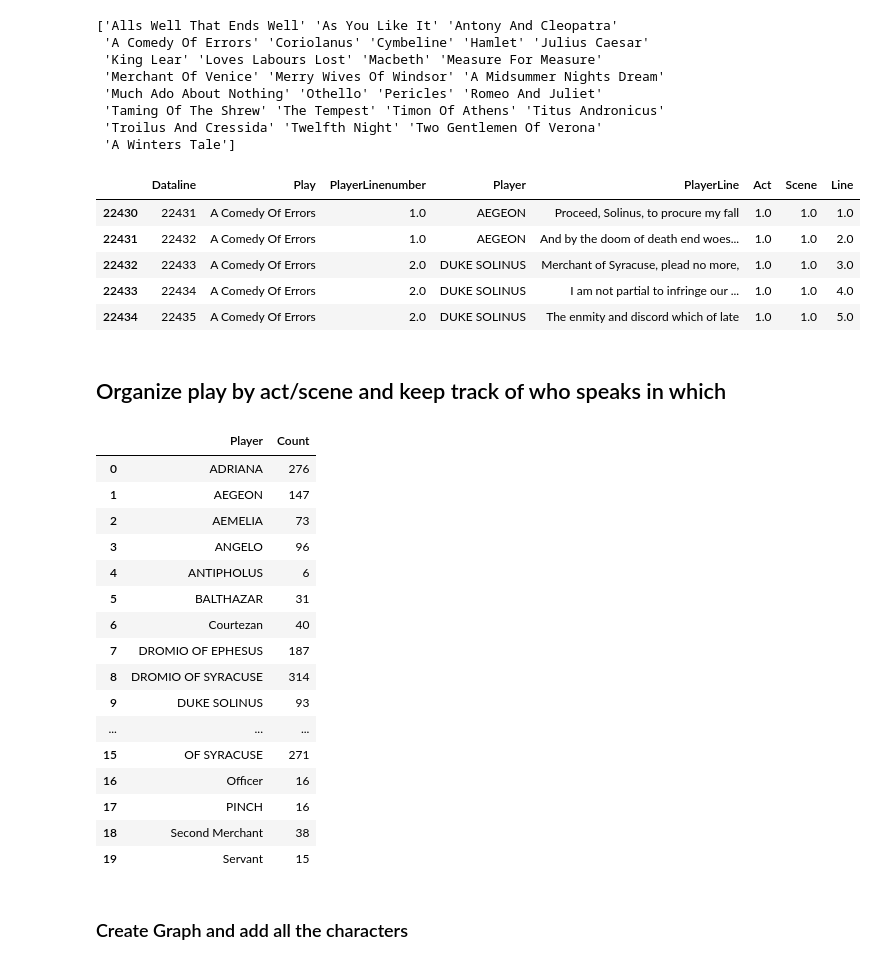
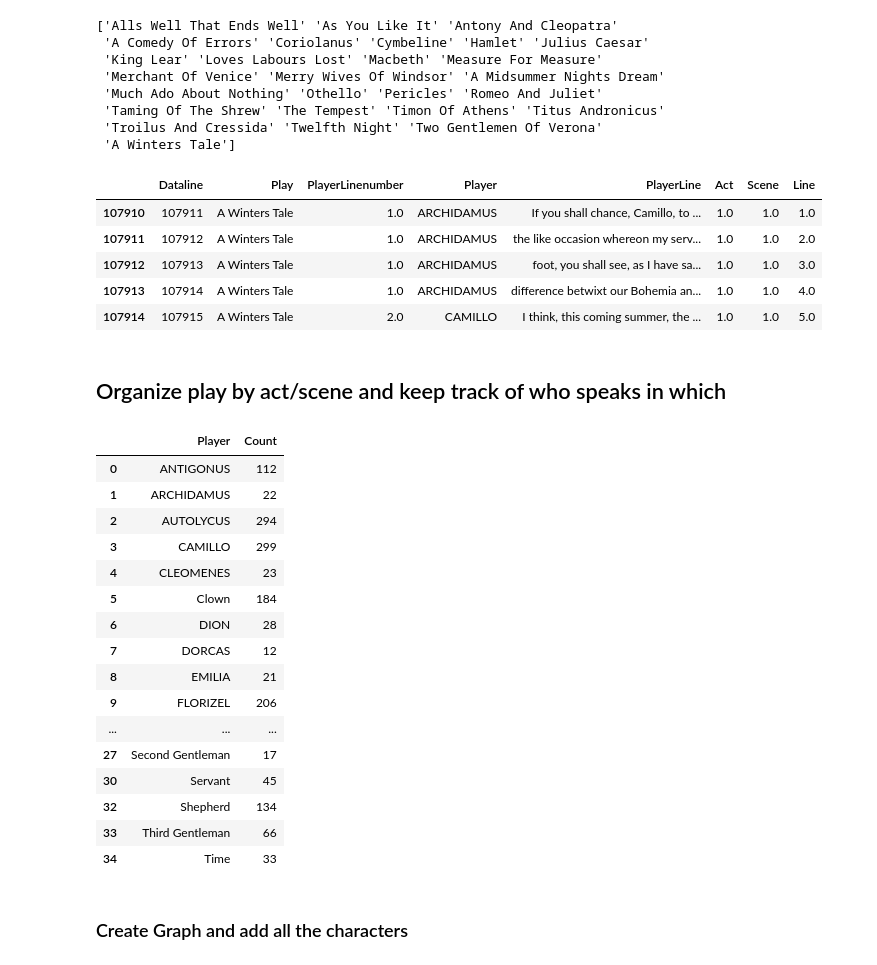
Before and after one commit to cameron-raymond/shakespeare-classification, a Jupyter notebook: Shakespeare-Classification.ipynb, the cells around one changed output. Cells and saved outputs as stored; diff of their text form; code cells hidden in the pictures.

```diff
--- a/Shakespeare-Classification.ipynb
+++ b/Shakespeare-Classification.ipynb
@@ -53,16 +53,16 @@ print(play_list)
  'Troilus And Cressida' 'Twelfth Night' 'Two Gentlemen Of Verona'
  'A Winters Tale']
 # %%
-play_name = "A Comedy Of Errors"
+play_name = "A Winters Tale"
 single_play = plays_df[(plays_df['Play'] == play_name)]
 single_play.head()
 # %% [output]
 |  | Dataline | Play | PlayerLinenumber | Player | PlayerLine | Act | Scene | Line |
-| 22430 | 22431 | A Comedy Of Errors | 1.0 | AEGEON | Proceed, Solinus, to procure my fall | 1.0 | 1.0 | 1.0 |
-| 22431 | 22432 | A Comedy Of Errors | 1.0 | AEGEON | And by the doom of death end woes... | 1.0 | 1.0 | 2.0 |
-| 22432 | 22433 | A Comedy Of Errors | 2.0 | DUKE SOLINUS | Merchant of Syracuse, plead no more, | 1.0 | 1.0 | 3.0 |
-| 22433 | 22434 | A Comedy Of Errors | 2.0 | DUKE SOLINUS | I am not partial to infringe our ... | 1.0 | 1.0 | 4.0 |
-| 22434 | 22435 | A Comedy Of Errors | 2.0 | DUKE SOLINUS | The enmity and discord which of late | 1.0 | 1.0 | 5.0 |
+| 107910 | 107911 | A Winters Tale | 1.0 | ARCHIDAMUS | If you shall chance, Camillo, to ... | 1.0 | 1.0 | 1.0 |
+| 107911 | 107912 | A Winters Tale | 1.0 | ARCHIDAMUS | the like occasion whereon my serv... | 1.0 | 1.0 | 2.0 |
+| 107912 | 107913 | A Winters Tale | 1.0 | ARCHIDAMUS | foot, you shall see, as I have sa... | 1.0 | 1.0 | 3.0 |
+| 107913 | 107914 | A Winters Tale | 1.0 | ARCHIDAMUS | difference betwixt our Bohemia an... | 1.0 | 1.0 | 4.0 |
+| 107914 | 107915 | A Winters Tale | 2.0 | CAMILLO | I think, this coming summer, the ... | 1.0 | 1.0 | 5.0 |
 # %% [markdown]
 ## Organize play by act/scene and keep track of who speaks in which
 # %%
@@ -74,22 +74,22 @@ top_characters = top_characters[top_characters["Count"] > 5]
 top_characters
 # %% [output]
 |  | Player | Count |
-| 0 | ADRIANA | 276 |
-| 1 | AEGEON | 147 |
-| 2 | AEMELIA | 73 |
-| 3 | ANGELO | 96 |
-| 4 | ANTIPHOLUS | 6 |
-| 5 | BALTHAZAR | 31 |
-| 6 | Courtezan | 40 |
-| 7 | DROMIO OF EPHESUS | 187 |
-| 8 | DROMIO OF SYRACUSE | 314 |
-| 9 | DUKE SOLINUS | 93 |
+| 0 | ANTIGONUS | 112 |
+| 1 | ARCHIDAMUS | 22 |
+| 2 | AUTOLYCUS | 294 |
+| 3 | CAMILLO | 299 |
+| 4 | CLEOMENES | 23 |
+| 5 | Clown | 184 |
+| 6 | DION | 28 |
+| 7 | DORCAS | 12 |
+| 8 | EMILIA | 21 |
+| 9 | FLORIZEL | 206 |
 | ... | ... | ... |
-| 15 | OF SYRACUSE | 271 |
-| 16 | Officer | 16 |
-| 17 | PINCH | 16 |
-| 18 | Second Merchant | 38 |
-| 19 | Servant | 15 |
+| 27 | Second Gentleman | 17 |
+| 30 | Servant | 45 |
+| 32 | Shepherd | 134 |
+| 33 | Third Gentleman | 66 |
+| 34 | Time | 33 |
 # %% [markdown]
 ### Create Graph and add all the characters
 # %%
```
Also changed, not shown: parts of 6 cells of this notebook, 32 other files.
